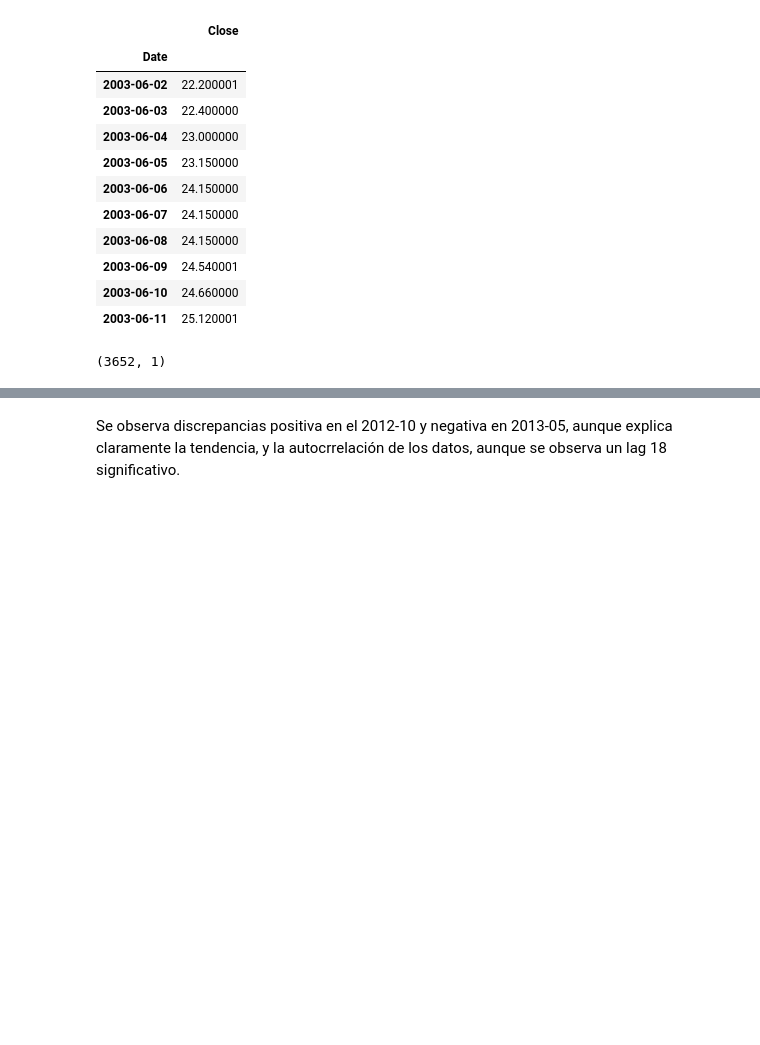
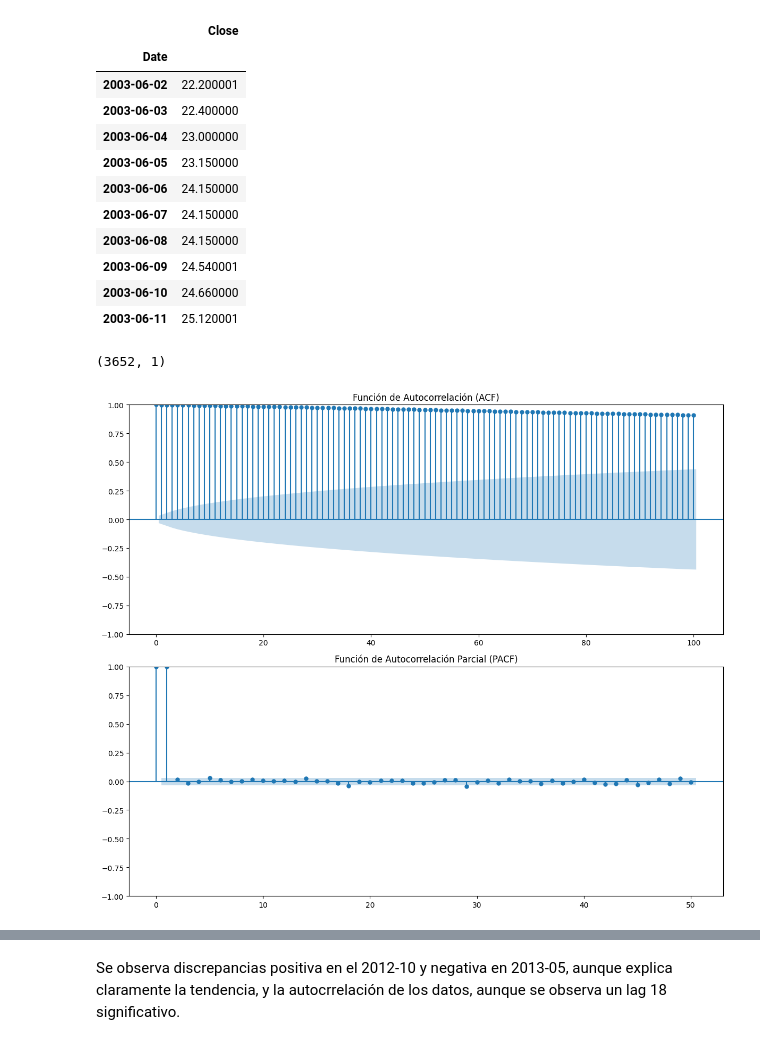
Before and after one commit to Plealm/Acciones_Series_Temporales, a Jupyter notebook: src/Arima.ipynb, the cells around one changed output, grey strips where cells are left out. Drawn from its saved outputs; the diff is of its cells as text; code cells hidden in the pictures; blank space fills up the shorter version.

Commit message:
Adicion de PACF para orden AR(1)

```diff
--- a/src/Arima.ipynb
+++ b/src/Arima.ipynb
@@ -173,6 +173,22 @@ plot_("Train and Test Data",
       (train_data.index, train_data['Close'], "Train Data"),
       (test_data.index, test_data['Close'], "Test Data"),
       (val_data.index, val_data['Close'], "Validation Data"))
+# %%
+from statsmodels.graphics.tsaplots import plot_acf, plot_pacf
+import matplotlib.pyplot as plt
+
+plt.figure(figsize=(12, 10))
+plt.subplot(211)
+plot_acf(df_completo['Close'], ax=plt.gca(), lags=100)
+plt.title('Función de Autocorrelación (ACF)')
+
+plt.subplot(212)
+plot_pacf(df_completo['Close'], ax=plt.gca(), lags=50)
+plt.title('Función de Autocorrelación Parcial (PACF)')
+plt.tight_layout()
+plt.show()
+# %% [output]
+[figure, added]
 # %% [markdown]
 ### Análisis del Código ARIMA
 
```
Also changed, not shown: parts of 5 cells of this notebook, 1 other file.
